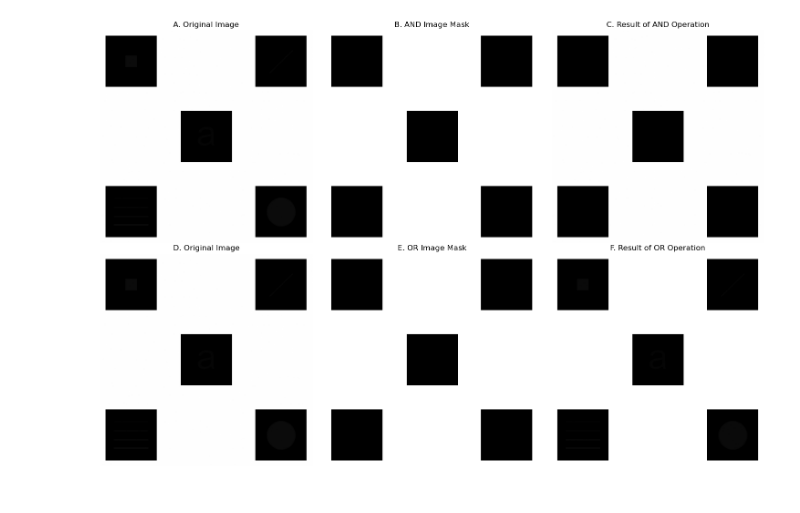
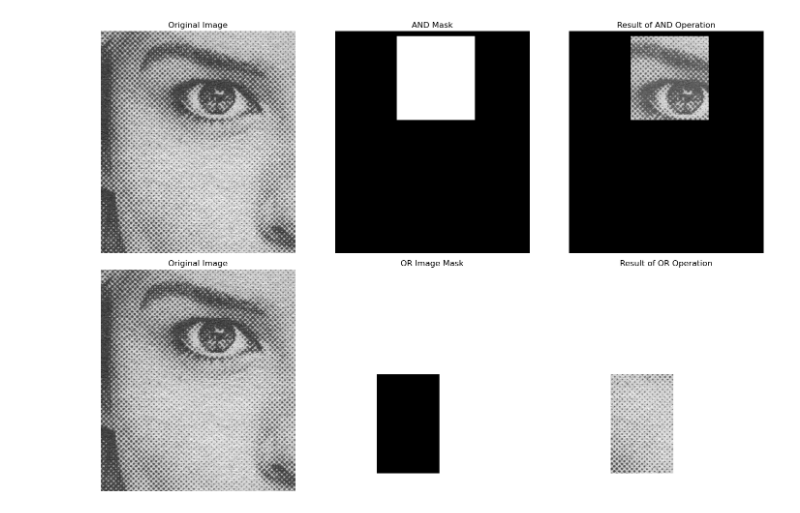
Before and after one commit to TemuujinE/NUM-Pattern-Recognition, a Jupyter notebook: lab2/Mid/Enhancement using Arithmetic.ipynb, the cells around one changed output. Cells and saved outputs as stored; diff of their text form; code cells hidden in the pictures.

```diff
--- a/lab2/Mid/Enhancement using Arithmetic.ipynb
+++ b/lab2/Mid/Enhancement using Arithmetic.ipynb
@@ -32,0 +17,15 @@ plt.imshow(result_image_or, cmap = 'gray')
+# %%
+def bitwise_op(img, mask, op):
+    h, w = img.shape
+    img = img / 255
+    res = np.zeros((h, w))
+    for i in range(h):
+        for j in range(w):
+            if ((op == 'and') and (img[i][j] and mask[i][j])):
+                res[i][j] = img[i][j]
+            elif ((op == 'or') and (img[i][j] or mask[i][j])):
+                if (mask[i][j] > img[i][j]):
+                    res[i][j] = mask[i][j]
+                else:
+                    res[i][j] = img[i][j]
+    return res
@@ -33,38 +60,40 @@ plt.imshow(result_image_or, cmap = 'gray')
+# %%
+img_and = bitwise_op(img, mask = mask_img_and, op = 'and')
+img_or = bitwise_op(img, mask = mask_img_or, op = 'or')
 # %%
-# Display the images as specified
 fig, axes = plt.subplots(2, 3, figsize=(15, 10))
 
 # Original image
-axes[0, 0].imshow(img, cmap='gray')
-axes[0, 0].set_title('A. Original Image')
+axes[0, 0].imshow(img, cmap = 'gray')
+axes[0, 0].set_title('Original Image')
 axes[0, 0].axis('off')
 
 # AND image mask
-axes[0, 1].imshow(mask_image_and, cmap='gray')
-axes[0, 1].set_title('B. AND Image Mask')
+axes[0, 1].imshow(mask_img_and, cmap = 'gray')
+axes[0, 1].set_title('AND Mask')
 axes[0, 1].axis('off')
 
 # Result of the AND operation
-axes[0, 2].imshow(result_image_and, cmap='gray')
-axes[0, 2].set_title('C. Result of AND Operation')
+axes[0, 2].imshow(img_and, cmap = 'gray')
+axes[0, 2].set_title('Result of AND Operation')
 axes[0, 2].axis('off')
 
 # Original image
-axes[1, 0].imshow(img, cmap='gray')
-axes[1, 0].set_title('D. Original Image')
+axes[1, 0].imshow(img, cmap = 'gray')
+axes[1, 0].set_title('Original Image')
 axes[1, 0].axis('off')
 
 # OR image mask
-axes[1, 1].imshow(mask_image_or, cmap='gray')
-axes[1, 1].set_title('E. OR Image Mask')
+axes[1, 1].imshow(mask_img_or, cmap = 'gray')
+axes[1, 1].set_title('OR Image Mask')
 axes[1, 1].axis('off')
 
 # Result of the OR operation
-axes[1, 2].imshow(result_image_or, cmap='gray')
-axes[1, 2].set_title('F. Result of OR Operation')
+axes[1, 2].imshow(img_or, cmap = 'gray')
+axes[1, 2].set_title('Result of OR Operation')
 axes[1, 2].axis('off')
 
 plt.tight_layout()
 plt.show()
 # %% [output]
-[figure, old version]
+[figure, new version]
```
Also changed, not shown: parts of 8 cells of this notebook, 2 other files.
